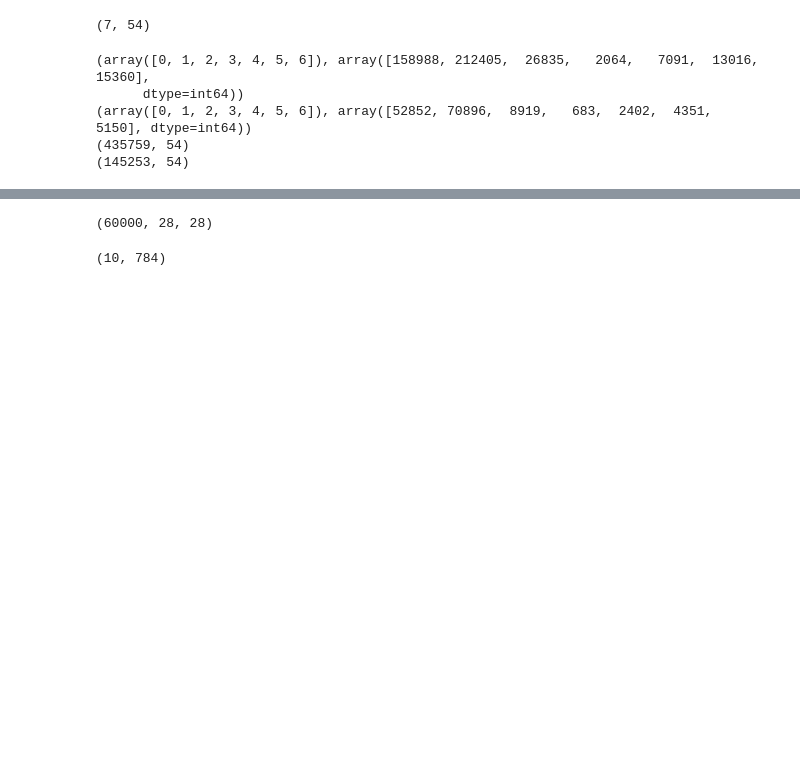
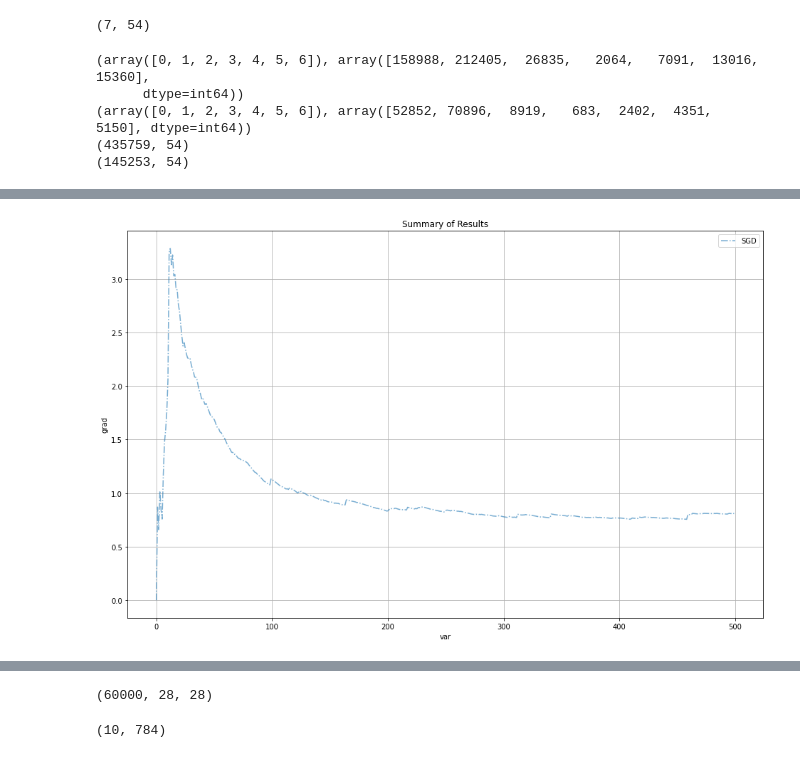
Before and after one commit to simonCodeZzz/DSA4212_Assignment2, a Jupyter notebook: try.ipynb, the cells around one changed output, grey strips where cells are left out. Drawn from its saved outputs; the diff is of its cells as text; code cells hidden in the pictures; blank space fills up the shorter version.

```diff
--- a/try.ipynb
+++ b/try.ipynb
@@ -419,10 +425,18 @@ loss_batch = jax.vmap(loss_single,in_axes=[None, 0, 0]) # Vectorize
 
 def loss_LR(beta, X, Y):
     return jnp.mean(loss_batch(beta, X, Y))
+
+def loss_LR_single(beta, x, y):
+    loss = loss_single(beta, x, y)
+    if loss.shape == ():
+        return loss
+    return loss[0]
 # %%
 # compute derivates
 loss_LR_grad = jax.jit(jax.grad(loss_LR, argnums=0))
 loss_LR_values_and_grad = jax.jit(jax.value_and_grad(loss_LR, argnums=0))
+
+loss_LR_single_values_and_grad = jax.jit(jax.value_and_grad(loss_LR_single, argnums=0))
 # %% [markdown]
 ### Testing Grad Var Calculation
 # %%
@@ -613,0 +730,5 @@ print(test_data.shape)
+# %%
+# Basic SGD
+beta = np.copy(beta_init)
+
+beta_SGD_single, record_SGD_single = train_SGD_single(train_data, train_label, test_data[:5000], test_label[:5000], beta_init, 0.01, loss_LR_single_values_and_grad, n_run=500, verbose = 1)
@@ -613,0 +752,4 @@ print(test_data.shape)
+# %%
+record_graph([record_SGD_single],'grad_var')
+# %% [output]
+[figure, added]
```
Also changed, not shown: parts of 54 cells of this notebook.
